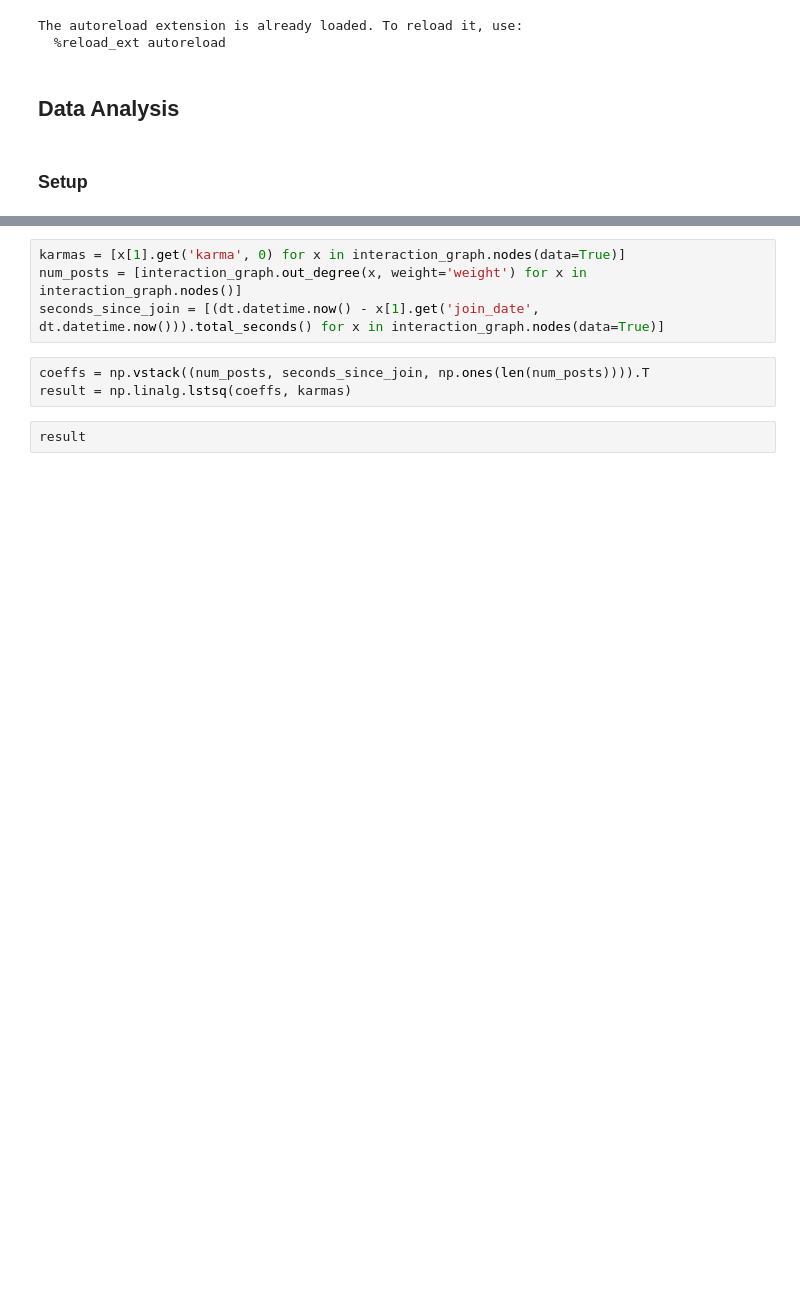
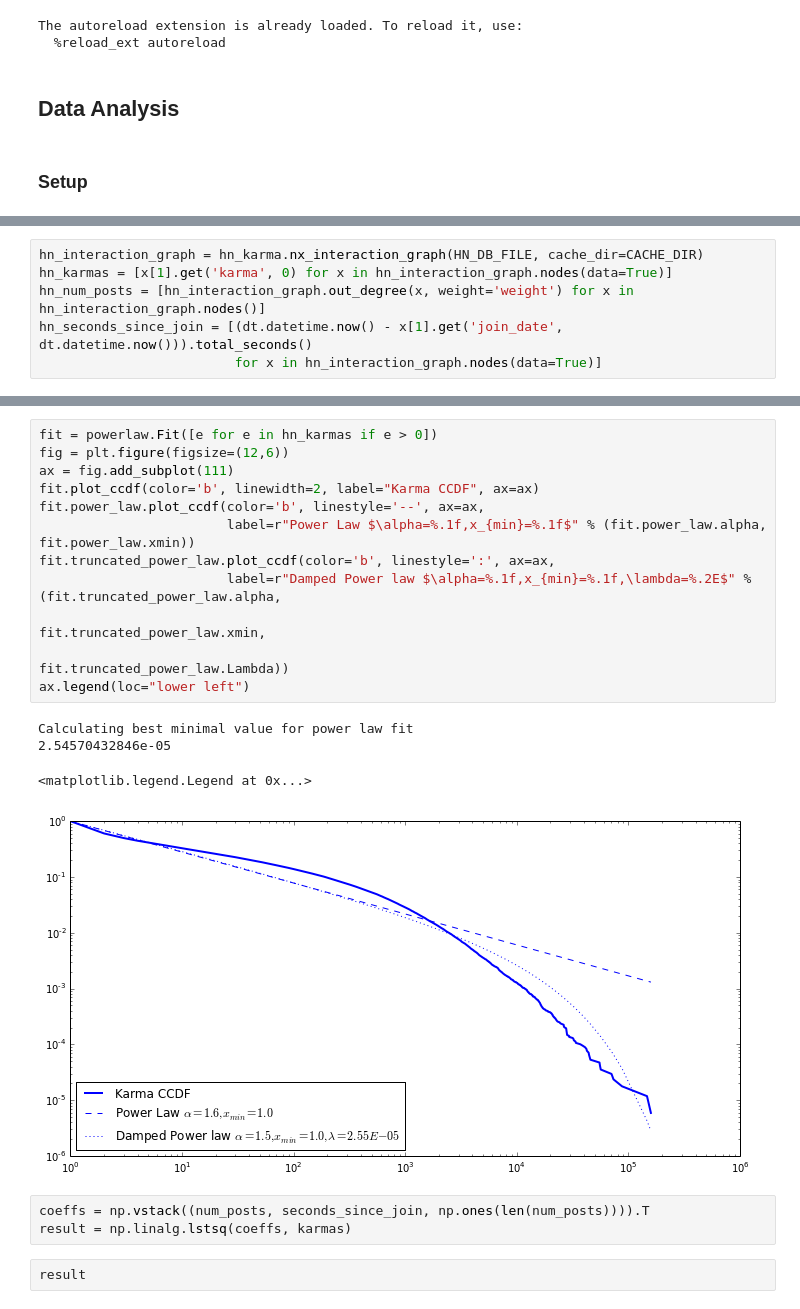
Before and after one commit to turtlesoupy/karma-prediction-cs224w, a Jupyter notebook: ipython/HN Karma.ipynb, the cells around one changed output, grey strips where cells are left out. Cells and saved outputs as stored; diff of their text form; blank space fills up the shorter version.

Commit message:
Power law fitting!

```diff
--- a/ipython/HN Karma.ipynb
+++ b/ipython/HN Karma.ipynb
@@ -34,0 +30,6 @@ Using cache at ../data/cache/nx_interaction_graph-199d3e1f9e90e771eb90487c30d670
+# %%
+hn_interaction_graph = hn_karma.nx_interaction_graph(HN_DB_FILE, cache_dir=CACHE_DIR)
+hn_karmas = [x[1].get('karma', 0) for x in hn_interaction_graph.nodes(data=True)]
+hn_num_posts = [hn_interaction_graph.out_degree(x, weight='weight') for x in hn_interaction_graph.nodes()]
+hn_seconds_since_join = [(dt.datetime.now() - x[1].get('join_date', dt.datetime.now())).total_seconds()
+                         for x in hn_interaction_graph.nodes(data=True)]
@@ -57,7 +46,20 @@ ValueError: nx_interaction_graph() requires a code object with 1 free vars, not
-# %%
-karmas = [x[1].get('karma', 0) for x in interaction_graph.nodes(data=True)]
-num_posts = [interaction_graph.out_degree(x, weight='weight') for x in interaction_graph.nodes()]
-seconds_since_join = [(dt.datetime.now() - x[1].get('join_date', dt.datetime.now())).total_seconds() for x in interaction_graph.nodes(data=True)]
+# %%
+fit = powerlaw.Fit([e for e in hn_karmas if e > 0])
+fig = plt.figure(figsize=(12,6))
+ax = fig.add_subplot(111)
+fit.plot_ccdf(color='b', linewidth=2, label="Karma CCDF", ax=ax)
+fit.power_law.plot_ccdf(color='b', linestyle='--', ax=ax,
+                        label=r"Power Law $\alpha=%.1f,x_{min}=%.1f$" % (fit.power_law.alpha, fit.power_law.xmin))
+fit.truncated_power_law.plot_ccdf(color='b', linestyle=':', ax=ax,
+                        label=r"Damped Power law $\alpha=%.1f,x_{min}=%.1f,\lambda=%.2E$" % (fit.truncated_power_law.alpha,
+                                                                                    fit.truncated_power_law.xmin,
+                                                                                    fit.truncated_power_law.Lambda))
+ax.legend(loc="lower left")
+# %% [output]
+Calculating best minimal value for power law fit
+2.54570432846e-05
+<matplotlib.legend.Legend at 0x...>
+[figure, added]
 # %%
 coeffs = np.vstack((num_posts, seconds_since_join, np.ones(len(num_posts)))).T
 result = np.linalg.lstsq(coeffs, karmas)
```
Also changed, not shown: parts of 4 cells of this notebook.
